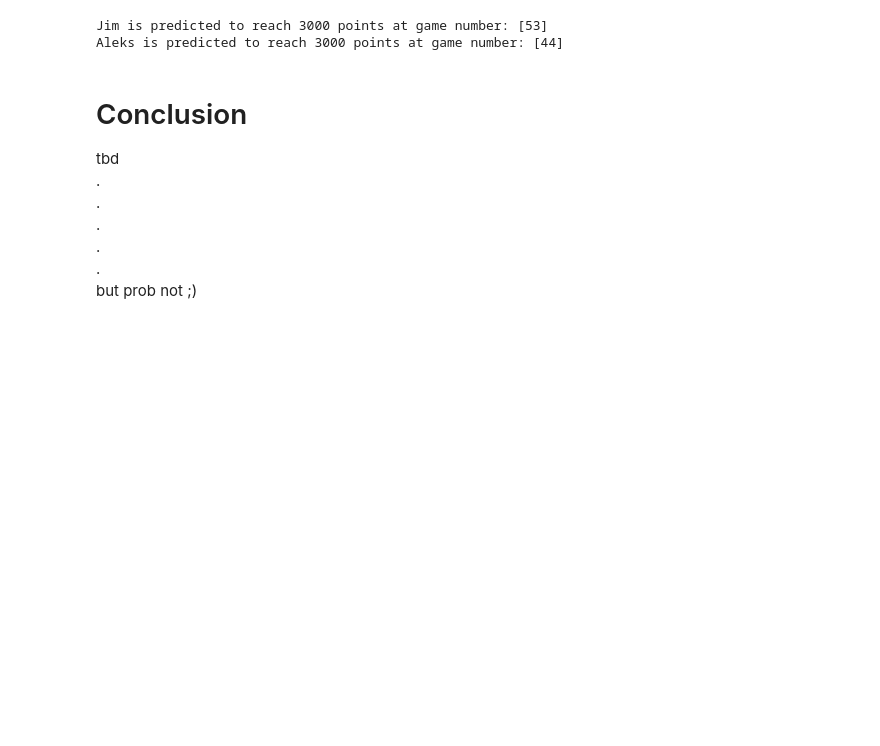
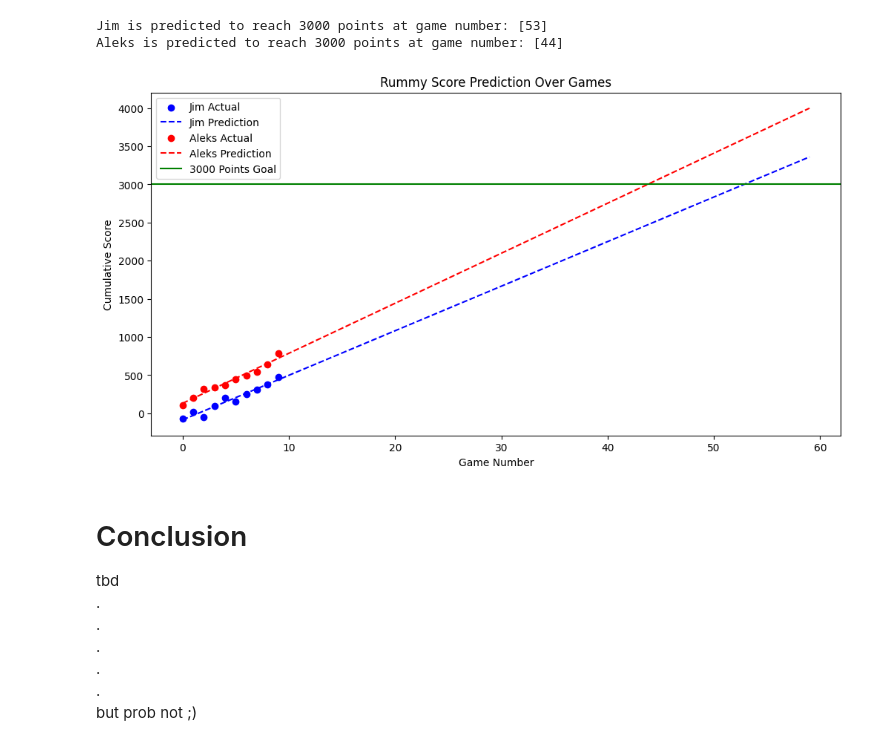
Before and after one commit to aleksgeorgi/CanJimBeatAleksInRummy, a Jupyter notebook: rummy_prediction.ipynb, the cells around one changed output. Saved outputs shown, nothing was run; the diff lists cells and outputs as text; code cells hidden in the pictures; blank space fills up the shorter version.

Commit message:
moving pngs, updating readme and prediction png

```diff
--- a/rummy_prediction.ipynb
+++ b/rummy_prediction.ipynb
@@ -257,6 +253,35 @@ print(f"Aleks is predicted to reach 3000 points at game number: {game_aleks_reac
 # %% [output]
 Jim is predicted to reach 3000 points at game number: [53]
 Aleks is predicted to reach 3000 points at game number: [44]
+# %%
+# Create the figure and axes objects
+fig1, ax1 = plt.subplots(figsize=(12, 6))
+
+# Plot Jim's data on the axes object
+ax1.scatter(X, y_jim, color='blue', label='Jim Actual')
+ax1.plot(np.concatenate((X, X_future)), model_jim.predict(np.concatenate((X, X_future))), color='blue', linestyle='--', label='Jim Prediction')
+
+# Plot Aleks's data on the axes object
+ax1.scatter(X, y_aleks, color='red', label='Aleks Actual')
+ax1.plot(np.concatenate((X, X_future)), model_aleks.predict(np.concatenate((X, X_future))), color='red', linestyle='--', label='Aleks Prediction')
+
+# Mark the 3000 point goal on the axes object
+ax1.axhline(y=3000, color='green', linestyle='-', label='3000 Points Goal')
+
+# Adding titles and labels on the axes object
+ax1.set_title('Rummy Score Prediction Over Games')
+ax1.set_xlabel('Game Number')
+ax1.set_ylabel('Cumulative Score')
+
+ax1.legend()
+
+# Save the plot to a file using the figure object
+fig1.savefig('plots/rummy_winner_prediction.png')
+
+# Show the plot using the figure object
+plt.show()
+# %% [output]
+[figure, added]
 # %% [markdown]
 # Conclusion
 tbd
```
Also changed, not shown: parts of 4 cells of this notebook, 6 other files.
